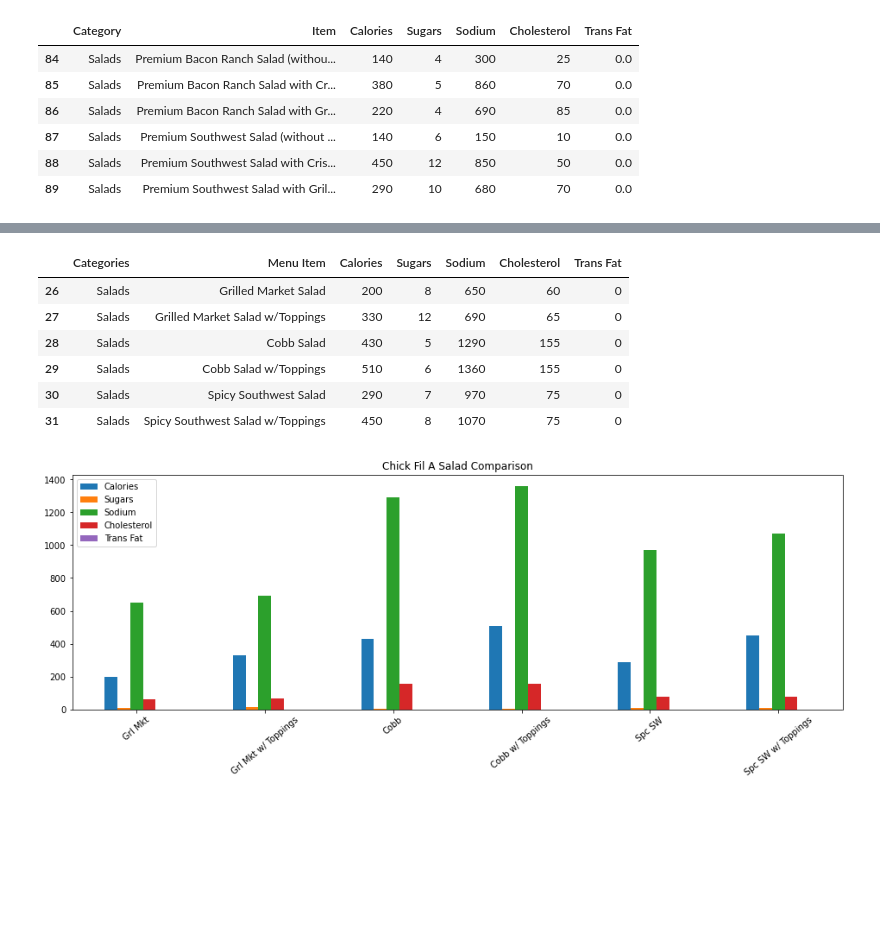
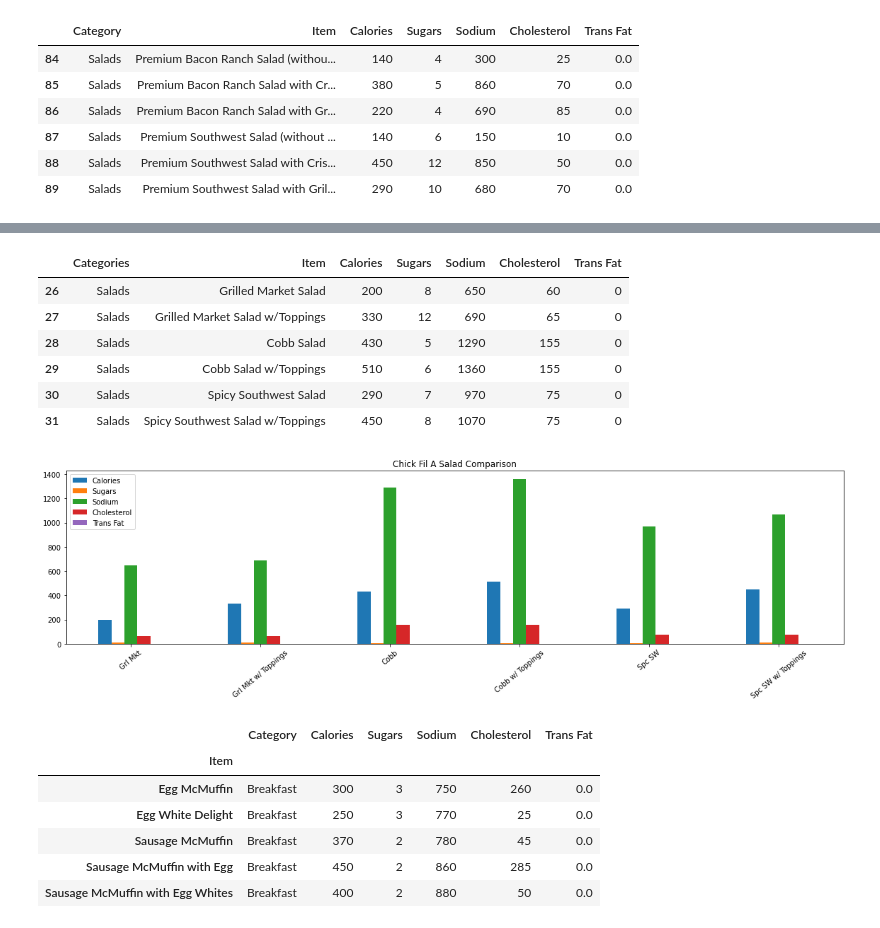
Before and after one commit to han0620-git/project_I, a Jupyter notebook: Han/workbook.ipynb, the cells around one changed output, grey strips where cells are left out. Cells and saved outputs as stored; diff of their text form; code cells hidden in the pictures; blank space fills up the shorter version.

```diff
--- a/Han/workbook.ipynb
+++ b/Han/workbook.ipynb
@@ -96,7 +96,8 @@ reduced_chick_df.head()
 renamed_chick_df = reduced_chick_df.rename(columns={"Sugar (g)": "Sugars",
                                         "Sodium (mg)": "Sodium",
                                         "Cholesterol (mg)": "Cholesterol",
-                                        "Trans Fat (g)": "Trans Fat"
+                                        "Trans Fat (g)": "Trans Fat",
+                                        "Menu Item": "Item"
                                         })
 renamed_chick_df.head()
 # %% [output]
@@ -140,7 +143,7 @@ renamed_chick_df_1 = renamed_chick_df[renamed_chick_df['Categories'].str.match("
 
 renamed_chick_df_1
 # %% [output]
-|  | Categories | Menu Item | Calories | Sugars | Sodium | Cholesterol | Trans Fat |
+|  | Categories | Item | Calories | Sugars | Sodium | Cholesterol | Trans Fat |
 | 26 | Salads | Grilled Market Salad | 200 | 8 | 650 | 60 | 0 |
 | 27 | Salads | Grilled Market Salad w/Toppings | 330 | 12 | 690 | 65 | 0 |
 | 28 | Salads | Cobb Salad | 430 | 5 | 1290 | 155 | 0 |
@@ -150,15 +153,16 @@ renamed_chick_df_1
 # %%
 pl_chick = renamed_chick_df_1.plot.bar(width = .5, figsize=(16,5))
 plt.title("Chick Fil A Salad Comparison")
 tick_locations = (0,1,2,3,4,5)
 plt.xticks(tick_locations, ["Grl Mkt", "Grl Mkt w/ Toppings", "Cobb", "Cobb w/ Toppings", "Spc SW", "Spc SW w/ Toppings"])
 
 plt.xticks(rotation=40)
 
-
+plt.tight_layout()
+plt.savefig("../Resources/chick_salad")
 plt.show()
 # %% [output]
-[figure, old version]
+[figure, new version]
 # %%
 # notes for Saturday:
 # get the average data into either dataFrames or lists so we can call them into the bar plot code X
@@ -169,3 +173,15 @@ plt.show()
 # repeat the same steps for breakfast items
 
 # spend the rest of the time to discuss presentation
+# %%
+# set new mc_index to Item
+popular_mc_df = reduced_mc_df.set_index("Item")
+popular_mc_df.head()
+# %% [output]
+|  | Category | Calories | Sugars | Sodium | Cholesterol | Trans Fat |
+| Item |  |  |  |  |  |  |
+| Egg McMuffin | Breakfast | 300 | 3 | 750 | 260 | 0.0 |
+| Egg White Delight | Breakfast | 250 | 3 | 770 | 25 | 0.0 |
+| Sausage McMuffin | Breakfast | 370 | 2 | 780 | 45 | 0.0 |
+| Sausage McMuffin with Egg | Breakfast | 450 | 2 | 860 | 285 | 0.0 |
+| Sausage McMuffin with Egg Whites | Breakfast | 400 | 2 | 880 | 50 | 0.0 |
```
Also changed, not shown: parts of 5 cells of this notebook.
